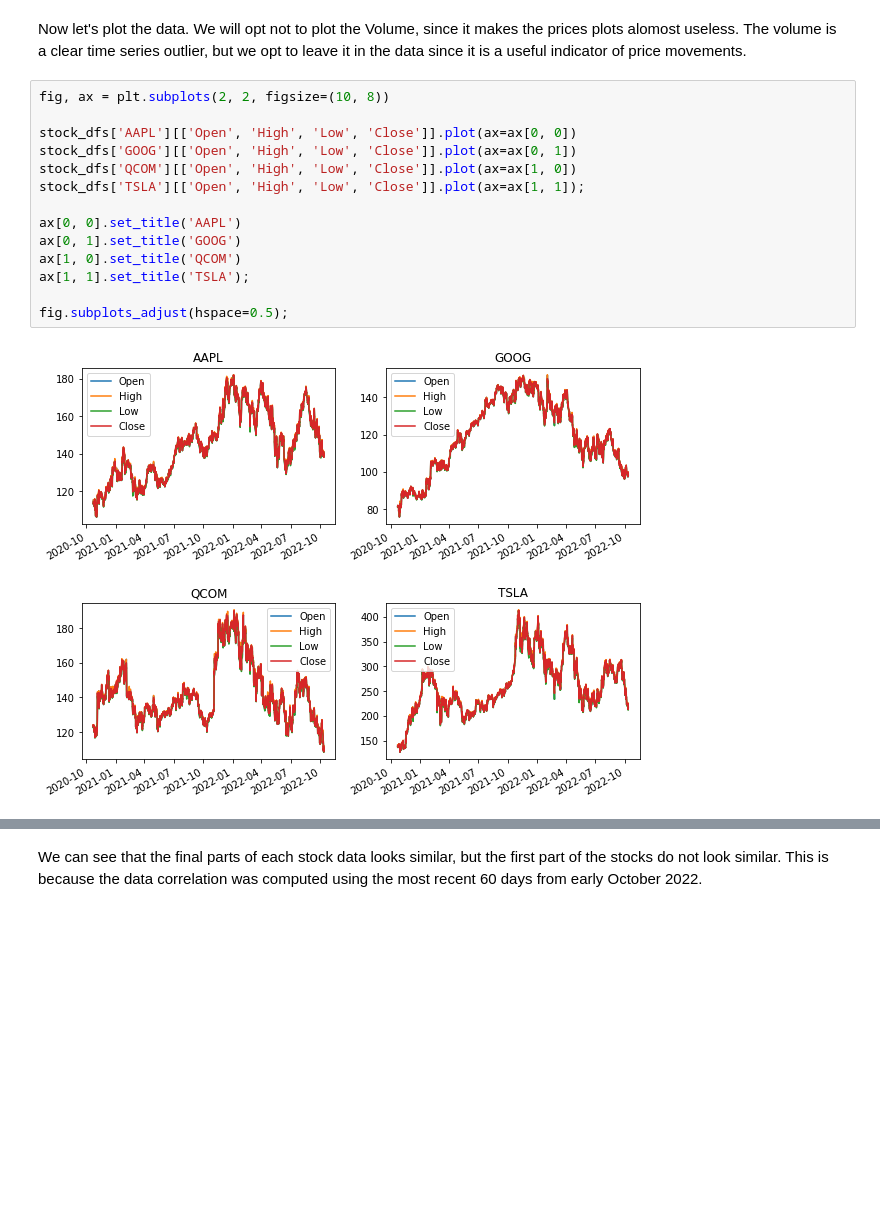
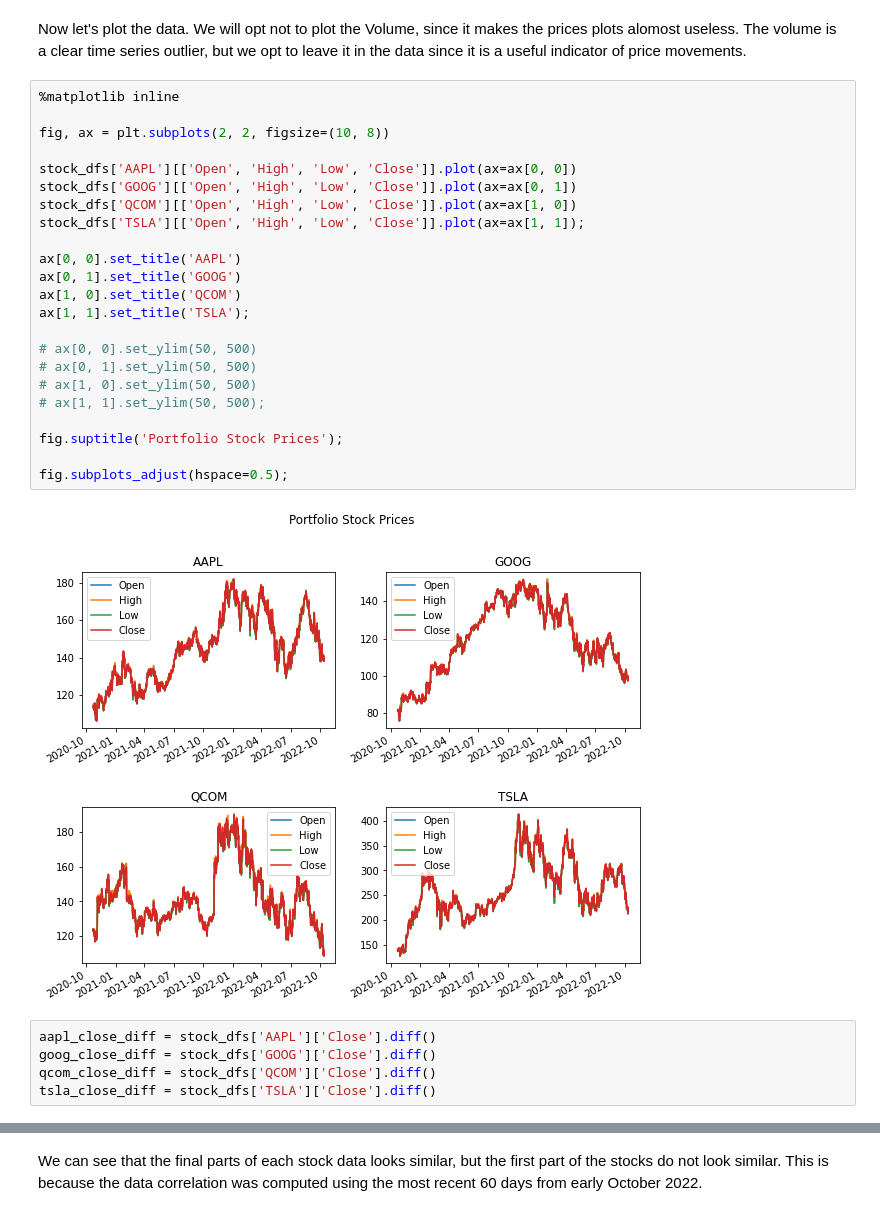
Before and after one commit to itberrios/algotrading, a Jupyter notebook: predictive_analytics/transformer/basic_transformer_classification.ipynb, the cells around one changed output, grey strips where cells are left out. Cells and saved outputs as stored; diff of their text form; blank space fills up the shorter version.

```diff
--- a/predictive_analytics/transformer/basic_transformer_classification.ipynb
+++ b/predictive_analytics/transformer/basic_transformer_classification.ipynb
@@ -153,18 +206,32 @@ We can see that the price data,price diff and the Volumn are extremely different
 # %% [markdown]
 Now let's plot the data. We will opt not to plot the Volume, since it makes the prices plots alomost useless. The volume is a clear time series outlier, but we opt to leave it in the data since it is a useful indicator of price movements.
 # %%
+%matplotlib inline
+
 fig, ax = plt.subplots(2, 2, figsize=(10, 8))
 
 stock_dfs['AAPL'][['Open', 'High', 'Low', 'Close']].plot(ax=ax[0, 0])
 stock_dfs['GOOG'][['Open', 'High', 'Low', 'Close']].plot(ax=ax[0, 1])
 stock_dfs['QCOM'][['Open', 'High', 'Low', 'Close']].plot(ax=ax[1, 0])
 stock_dfs['TSLA'][['Open', 'High', 'Low', 'Close']].plot(ax=ax[1, 1]);
 
 ax[0, 0].set_title('AAPL')
 ax[0, 1].set_title('GOOG')
 ax[1, 0].set_title('QCOM')
 ax[1, 1].set_title('TSLA');
 
+# ax[0, 0].set_ylim(50, 500)
+# ax[0, 1].set_ylim(50, 500)
+# ax[1, 0].set_ylim(50, 500)
+# ax[1, 1].set_ylim(50, 500);
+
+fig.suptitle('Portfolio Stock Prices');
+
 fig.subplots_adjust(hspace=0.5);
 # %% [output]
-[figure, old version]
+[figure, new version]
+# %%
+aapl_close_diff = stock_dfs['AAPL']['Close'].diff()
+goog_close_diff = stock_dfs['GOOG']['Close'].diff()
+qcom_close_diff = stock_dfs['QCOM']['Close'].diff()
+tsla_close_diff = stock_dfs['TSLA']['Close'].diff()
```
Also changed, not shown: parts of 20 cells of this notebook, 4 other files.
